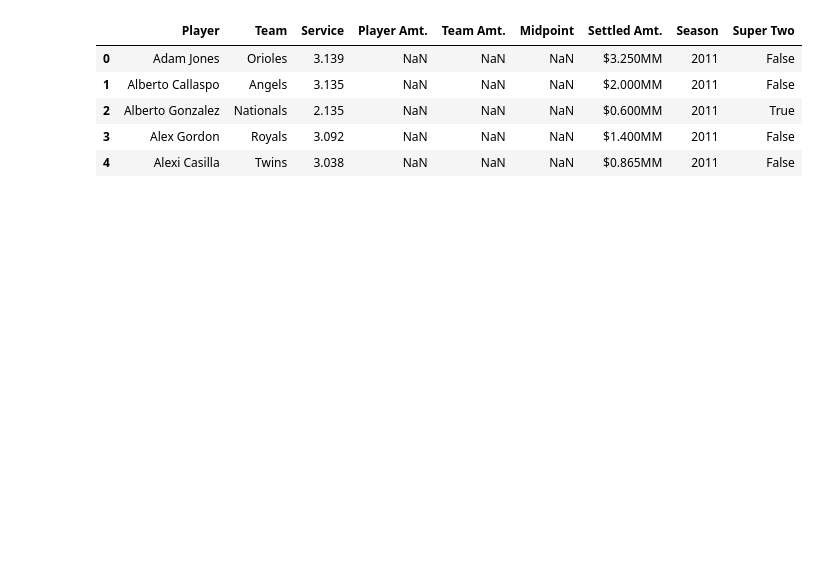
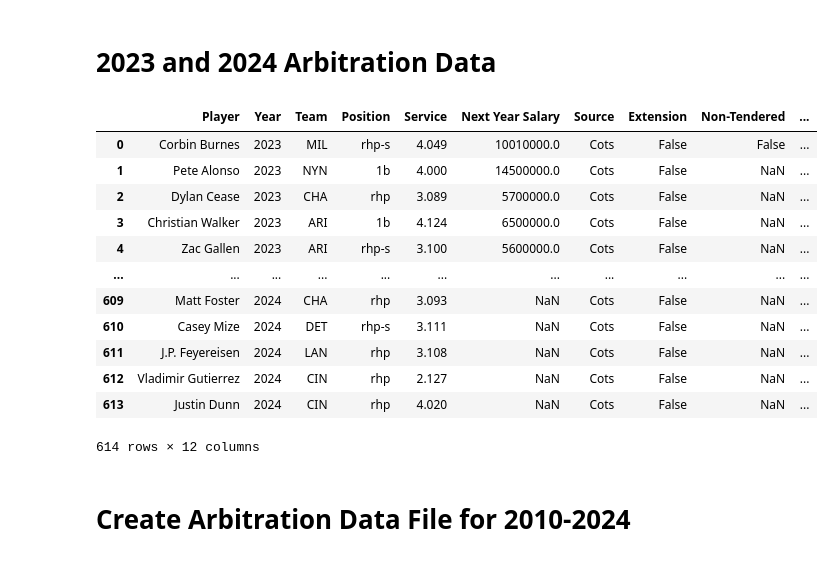
Before and after one commit to coltenappleby/Arbitration-Prediction, a Jupyter notebook: arbitration-data-scraping.ipynb, the cells around one changed output. Drawn from its saved outputs; the diff is of its cells as text; code cells hidden in the pictures; blank space fills up the shorter version.

```diff
--- a/arbitration-data-scraping.ipynb
+++ b/arbitration-data-scraping.ipynb
@@ -59,9 +108,0 @@ df.head()
-# %%
-arb_data.head()
-# %% [output]
-|  | Player | Team | Service | Player Amt. | Team Amt. | Midpoint | Settled Amt. | Season | Super Two |
-| 0 | Adam Jones | Orioles | 3.139 | NaN | NaN | NaN | $3.250MM | 2011 | False |
-| 1 | Alberto Callaspo | Angels | 3.135 | NaN | NaN | NaN | $2.000MM | 2011 | False |
-| 2 | Alberto Gonzalez | Nationals | 2.135 | NaN | NaN | NaN | $0.600MM | 2011 | True |
-| 3 | Alex Gordon | Royals | 3.092 | NaN | NaN | NaN | $1.400MM | 2011 | False |
-| 4 | Alexi Casilla | Twins | 3.038 | NaN | NaN | NaN | $0.865MM | 2011 | False |
@@ -69,0 +140,62 @@ arb_data.to_csv('./data/arb_data_mlbTR.csv', index=False)
+# %% [markdown]
+# 2023 and 2024 Arbitration Data
+# %%
+cots = pd.read_csv('./data/arb-data-2023-2024.csv')
+
+cots['Source'] = 'Cots'
+
+columns_to_check = ['Player Request', 'Club Offer', 'Next Year Salary', 'Estimate/Notes']
+cots['Extension'] = cots[columns_to_check].apply(lambda x: any('ext' in str(value) for value in x), axis=1)
+cots['Non-Tendered'] = cots['Club Offer'].str.contains('non-tendered')
+cots['Outrighted'] = cots['Club Offer'].str.contains('outrighted')
+
+# Missing Salary Info
+# cots[~(cots['Extension'] | cots['Outrighted'] | cots['Non-Tendered']) & pd.isna(cots['Next Year Salary']) & (cots['Season'] == 2023)]
+cots.loc[(cots['Player'] == "McNeil, Jeff") & (cots['Season'] == 2023), 'Extension'] = True
+cots.loc[(cots['Player'] == "Urshela, Giovanny") & (cots['Season'] == 2023), 'Next Year Salary'] = "$8,400,000"
+cots.loc[(cots['Player'] == "Fairbanks, Pete") & (cots['Season'] == 2023), 'Extension'] = True
+cots.loc[(cots['Player'] == "Vogelbach, Daniel") & (cots['Season'] == 2023), 'Extension'] = True
+cots.loc[(cots['Player'] == "Kinley, Tyler") & (cots['Season'] == 2023), 'Extension'] = True
+cots.loc[(cots['Player'] == "Cave, Jake") & (cots['Season'] == 2023), 'Next Year Salary'] = "$950,000"
+cots.loc[(cots['Player'] == "Borucki, Ryan") & (cots['Season'] == 2023), 'Non-Tendered'] = True
+cots.loc[(cots['Player'] == "Blach, Ty") & (cots['Season'] == 2023), 'Outrighted'] = True
+cots.loc[(cots['Player'] == "Raley, Luke") & (cots['Season'] == 2023), 'Outrighted'] = True #Pre-Arb
+cots.loc[(cots['Player'] == "Torrens, Luis") & (cots['Season'] == 2023), 'Outrighted'] = True
+
+# More Formatting Data
+cots['Next Year Salary'] = pd.to_numeric(cots['Next Year Salary'].replace('[\$,]', '', regex=True), errors='coerce')
+cots['Year Salary'] = pd.to_numeric(cots['Year Salary'].replace('[\$,]', '', regex=True), errors='coerce')
+cots.rename(columns={'MLS': 'Service'}, inplace=True)
+cots.rename(columns={'Club': 'Team'}, inplace=True)
+
+# Reformat Name
+cots[['Last', 'First', 'Suffix']] = cots['Player'].str.extract(r'([^,]+),\s*([^ ]+)(?:\s+([^ ]+))?')
+cots['Player'] = cots.apply(lambda row: f"{row['First']} {row['Last']}" if pd.isna(row['Suffix']) else f"{row['First']} {row['Last']} {row['Suffix']}", axis=1)
+cots.drop(['Last', 'First', 'Suffix'], axis=1, inplace=True)
+
+split_names = cots['Player'].str.split(' ', n=1, expand=True)
+cots[['first_name', 'last_name']]  = split_names
+
+cots.rename(columns={'Season' : 'Year'}, inplace=True)
+
+# clear 2024 data
+cots.loc[cots['Year'] == 2024, 'Next Year Salary'] = np.nan
+cots.drop(['Year WAR/WARP', 'Career WARP', 'Year Salary', 'Player Request', 'Club Offer', 'Estimate/Notes'], axis=1, inplace=True)
+cots.to_csv('./data/arb_data_cots.csv', index=False)
+cots
+# %% [output]
+|  | Player | Year | Team | Position | Service | Next Year Salary | Source | Extension | Non-Tendered | ... |
+| 0 | Corbin Burnes | 2023 | MIL | rhp-s | 4.049 | 10010000.0 | Cots | False | False | ... |
+| 1 | Pete Alonso | 2023 | NYN | 1b | 4.000 | 14500000.0 | Cots | False | NaN | ... |
+| 2 | Dylan Cease | 2023 | CHA | rhp | 3.089 | 5700000.0 | Cots | False | NaN | ... |
+| 3 | Christian Walker | 2023 | ARI | 1b | 4.124 | 6500000.0 | Cots | False | NaN | ... |
+| 4 | Zac Gallen | 2023 | ARI | rhp-s | 3.100 | 5600000.0 | Cots | False | NaN | ... |
+| ... | ... | ... | ... | ... | ... | ... | ... | ... | ... | ... |
+| 609 | Matt Foster | 2024 | CHA | rhp | 3.093 | NaN | Cots | False | NaN | ... |
+| 610 | Casey Mize | 2024 | DET | rhp-s | 3.111 | NaN | Cots | False | NaN | ... |
+| 611 | J.P. Feyereisen | 2024 | LAN | rhp | 3.108 | NaN | Cots | False | NaN | ... |
+| 612 | Vladimir Gutierrez | 2024 | CIN | rhp | 2.127 | NaN | Cots | False | NaN | ... |
+| 613 | Justin Dunn | 2024 | CIN | rhp | 4.020 | NaN | Cots | False | NaN | ... |
+614 rows × 12 columns
+# %% [markdown]
+# Create Arbitration Data File for 2010-2024
```
Also changed, not shown: parts of 10 cells of this notebook, 27 other files.
